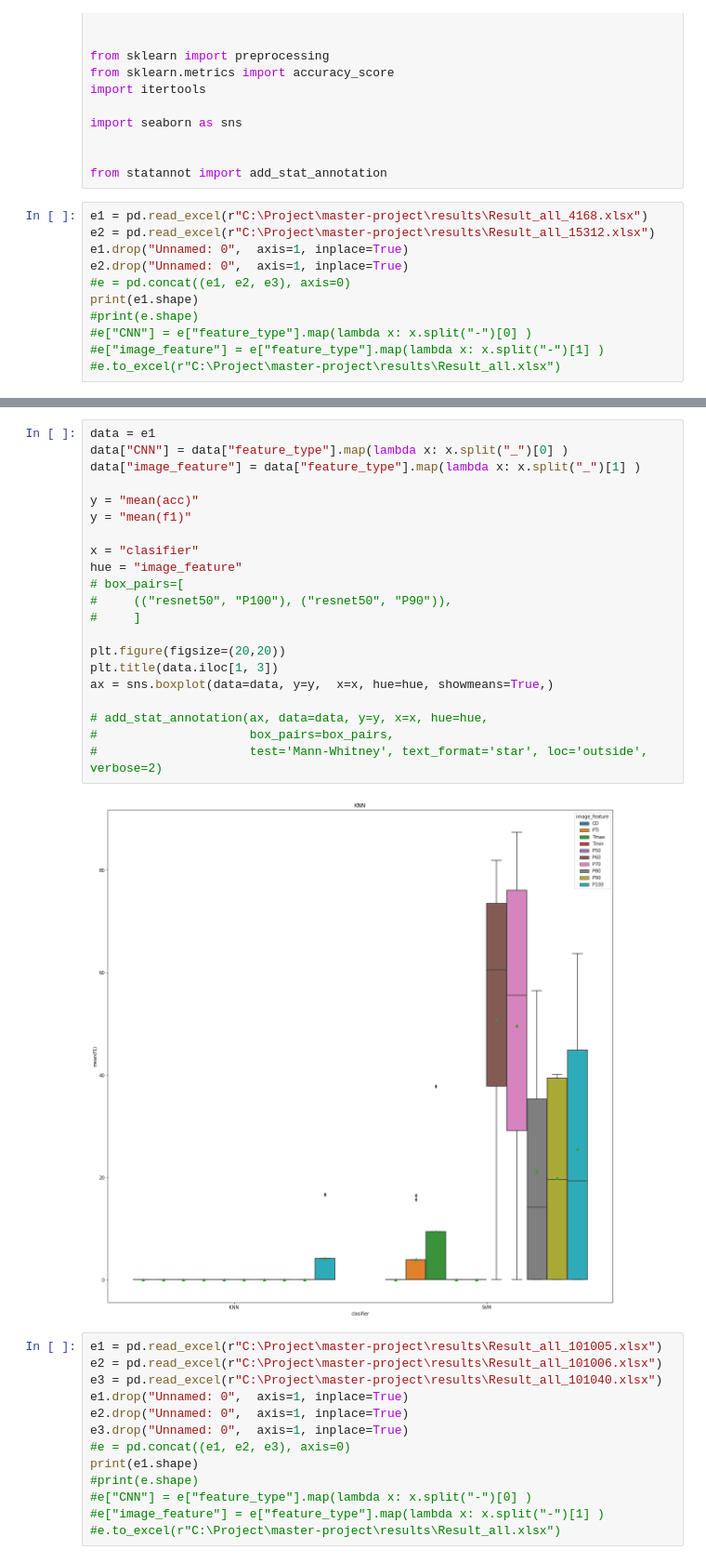
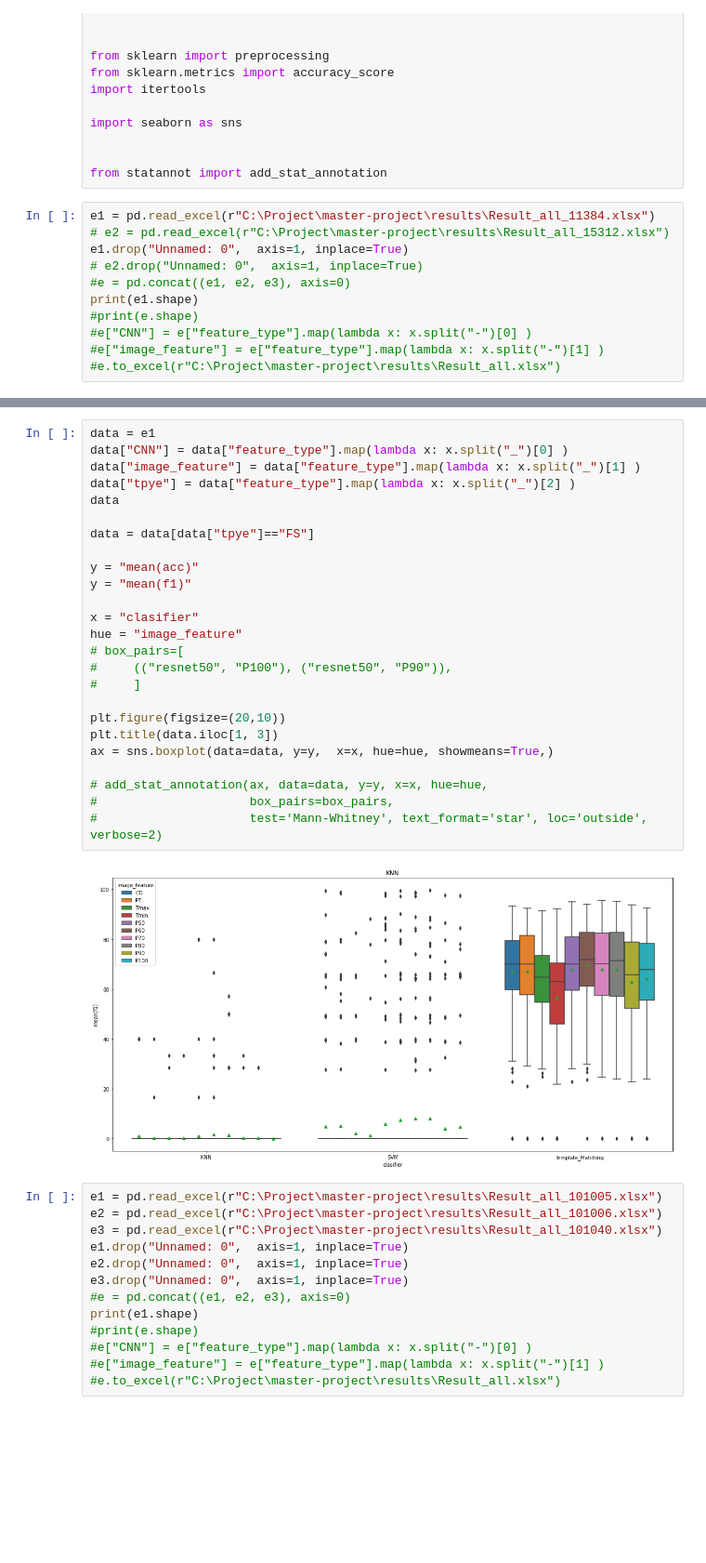
Before and after one commit to SKazemii/master-project, a Jupyter notebook: Codes/noteBook.ipynb, the cells around one changed output, grey strips where cells are left out. Shown at 93% size. Drawn from its saved outputs; the diff is of its cells as text; blank space fills up the shorter version.

```diff
--- a/Codes/noteBook.ipynb
+++ b/Codes/noteBook.ipynb
@@ -19,10 +19,10 @@ import seaborn as sns
 
 from statannot import add_stat_annotation
 # %%
-e1 = pd.read_excel(r"C:\Project\master-project\results\Result_all_4168.xlsx")
-e2 = pd.read_excel(r"C:\Project\master-project\results\Result_all_15312.xlsx")
+e1 = pd.read_excel(r"C:\Project\master-project\results\Result_all_11384.xlsx")
+# e2 = pd.read_excel(r"C:\Project\master-project\results\Result_all_15312.xlsx")
 e1.drop("Unnamed: 0",  axis=1, inplace=True)
-e2.drop("Unnamed: 0",  axis=1, inplace=True)
+# e2.drop("Unnamed: 0",  axis=1, inplace=True)
 #e = pd.concat((e1, e2, e3), axis=0)
 print(e1.shape)
 #print(e.shape)
@@ -50,26 +34,30 @@ e1
 # %%
 data = e1
 data["CNN"] = data["feature_type"].map(lambda x: x.split("_")[0] )
 data["image_feature"] = data["feature_type"].map(lambda x: x.split("_")[1] )
+data["tpye"] = data["feature_type"].map(lambda x: x.split("_")[2] )
+data
+
+data = data[data["tpye"]=="FS"]
 
 y = "mean(acc)"
 y = "mean(f1)"
 
 x = "clasifier"
 hue = "image_feature"
 # box_pairs=[
 #     (("resnet50", "P100"), ("resnet50", "P90")),
 #     ]
 
-plt.figure(figsize=(20,20))
+plt.figure(figsize=(20,10))
 plt.title(data.iloc[1, 3])
 ax = sns.boxplot(data=data, y=y,  x=x, hue=hue, showmeans=True,)
 
 # add_stat_annotation(ax, data=data, y=y, x=x, hue=hue,
 #                     box_pairs=box_pairs,
 #                     test='Mann-Whitney', text_format='star', loc='outside', verbose=2)
 # %% [output]
-[figure, old version]
+[figure, new version]
 # %%
 e1 = pd.read_excel(r"C:\Project\master-project\results\Result_all_101005.xlsx")
 e2 = pd.read_excel(r"C:\Project\master-project\results\Result_all_101006.xlsx")
```
Also changed, not shown: parts of 2 cells of this notebook, 5 other files.
